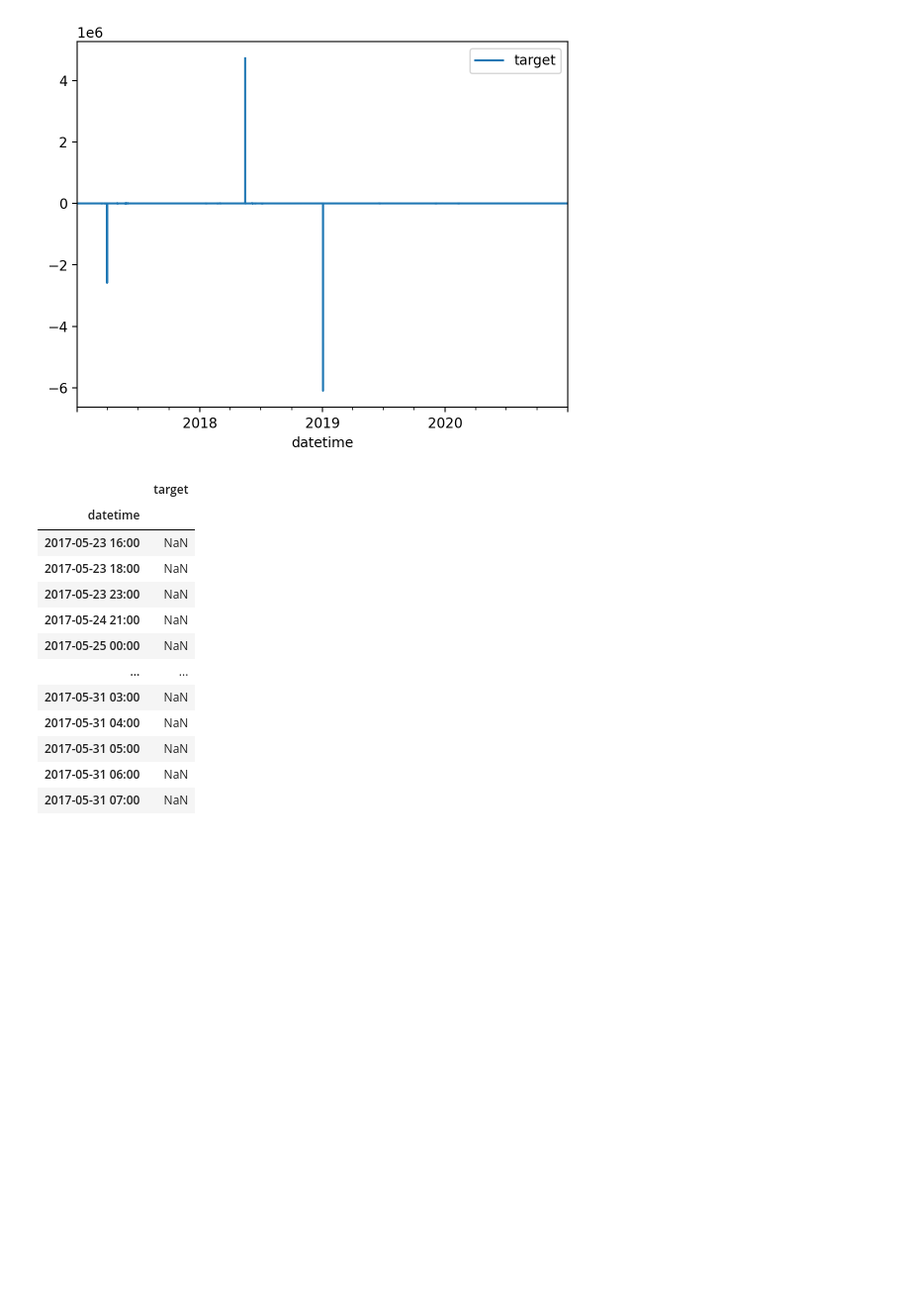
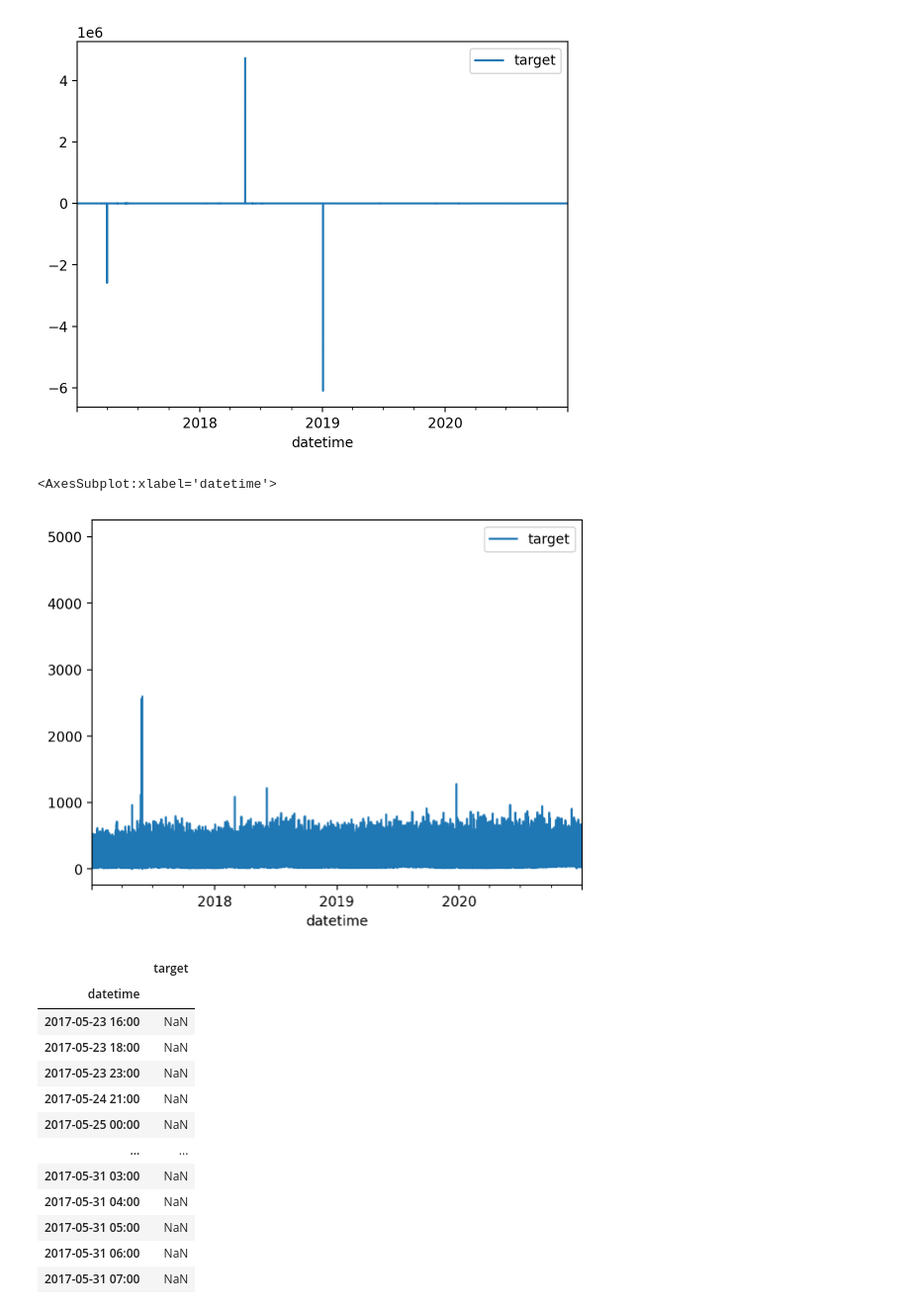
Before and after one commit to pyh5214/ML_Time-Series-Analysis, a Jupyter notebook: water.ipynb, the cells around one changed output. Shown at 99% size. Saved outputs shown, nothing was run; the diff lists cells and outputs as text; code cells hidden in the pictures; blank space fills up the shorter version.

```diff
--- a/water.ipynb
+++ b/water.ipynb
@@ -91,6 +91,11 @@ water[water.target == water.target.max()] = 0  # 위아래 평균값 넣기
 # %%
 for i in range(2):
     water[water.target == water.target.min()] = np.nan  # np.NaN
+# %%
+water.plot()
+# %% [output]
+<AxesSubplot:xlabel='datetime'>
+[figure, added]
 # %%
 water[(water.index.year == 2017) & (water.index.month == 5) & (water.target.isna())]
 # %% [output]
```
Also changed, not shown: parts of 21 cells of this notebook.
